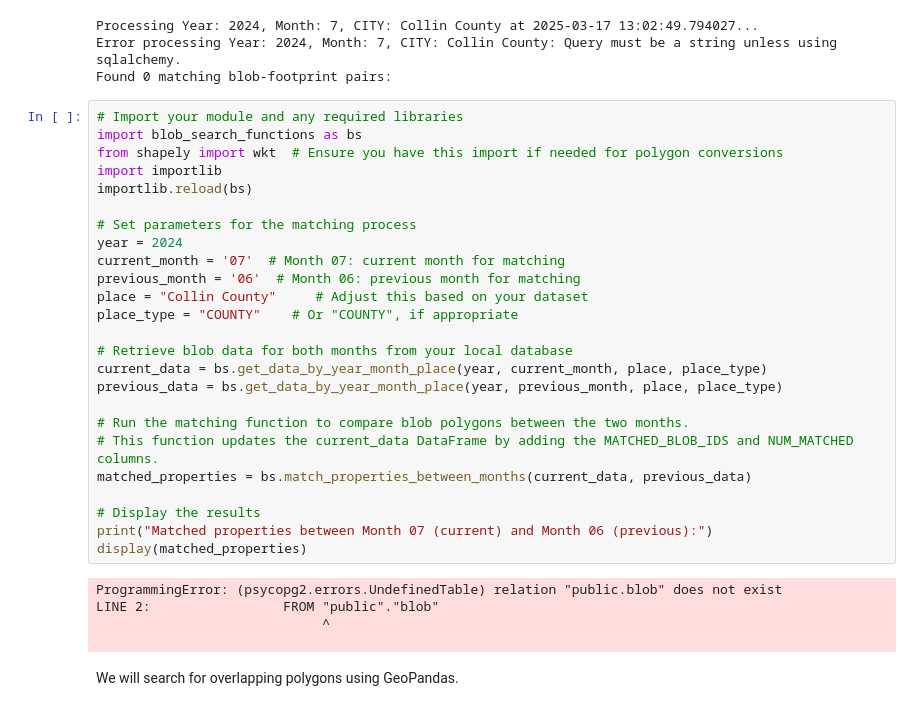
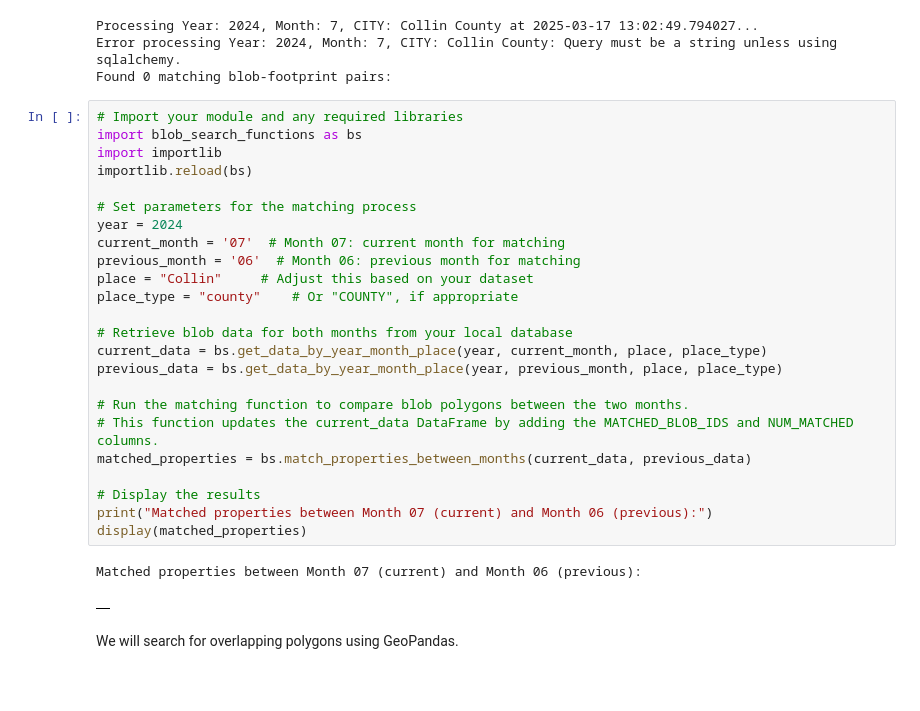
Before and after one commit to sralter/matching_optimization, a Jupyter notebook: matching.ipynb, the cells around one changed output. Cells and saved outputs as stored; diff of their text form; blank space fills up the shorter version.

Commit message:
work on fixing errors of blob_search_functions

```diff
--- a/matching.ipynb
+++ b/matching.ipynb
@@ -417,33 +417,30 @@ Found 0 matching blob-footprint pairs:
 # %%
 # Import your module and any required libraries
 import blob_search_functions as bs
-from shapely import wkt  # Ensure you have this import if needed for polygon conversions
 import importlib
 importlib.reload(bs)
 
 # Set parameters for the matching process
 year = 2024
 current_month = '07'  # Month 07: current month for matching
 previous_month = '06'  # Month 06: previous month for matching
-place = "Collin County"     # Adjust this based on your dataset
-place_type = "COUNTY"    # Or "COUNTY", if appropriate
+place = "Collin"     # Adjust this based on your dataset
+place_type = "county"    # Or "COUNTY", if appropriate
 
 # Retrieve blob data for both months from your local database
 current_data = bs.get_data_by_year_month_place(year, current_month, place, place_type)
 previous_data = bs.get_data_by_year_month_place(year, previous_month, place, place_type)
 
 # Run the matching function to compare blob polygons between the two months.
 # This function updates the current_data DataFrame by adding the MATCHED_BLOB_IDS and NUM_MATCHED columns.
 matched_properties = bs.match_properties_between_months(current_data, previous_data)
 
 # Display the results
 print("Matched properties between Month 07 (current) and Month 06 (previous):")
 display(matched_properties)
 # %% [output]
-ProgrammingError: (psycopg2.errors.UndefinedTable) relation "public.blob" does not exist
-LINE 2:                 FROM "public"."blob"
-                             ^
-
+Matched properties between Month 07 (current) and Month 06 (previous):
+|  |
 # %% [markdown]
 We will search for overlapping polygons using GeoPandas.
 # %%
```
Also changed, not shown: 1 other file.
